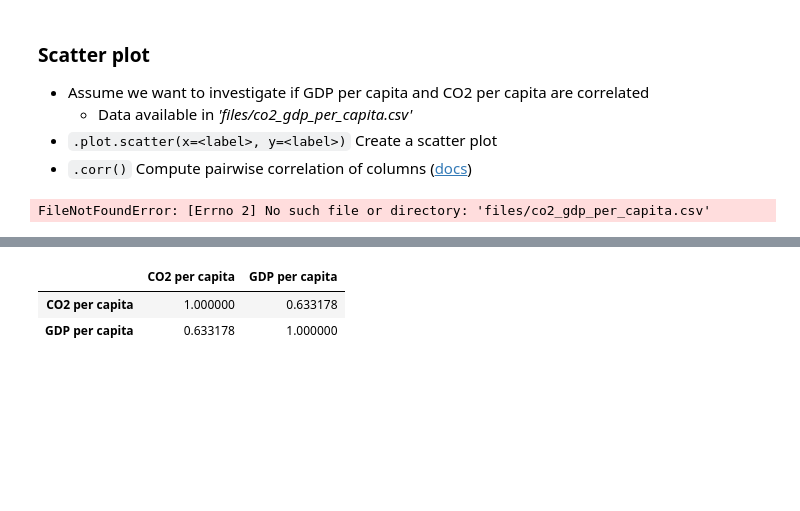
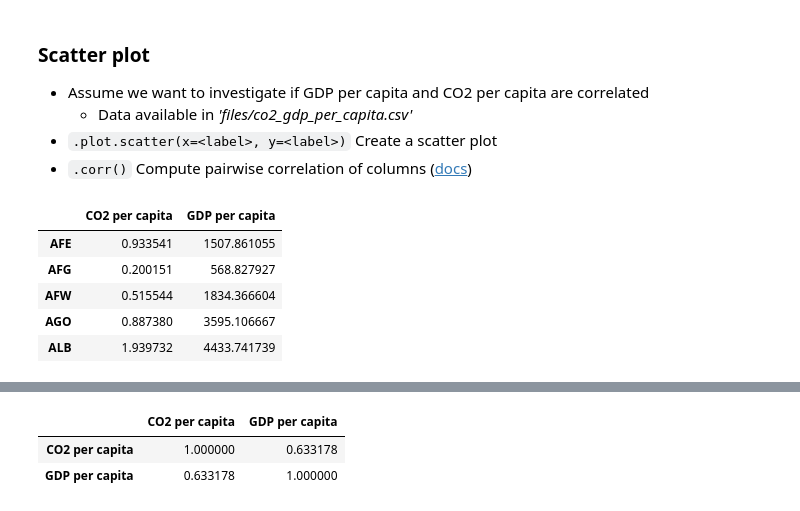
Before and after one commit to aman-singanamala/Notebooks, a Jupyter notebook: P1/01 - Lesson - Visualization.ipynb, the cells around one changed output, grey strips where cells are left out. Saved outputs shown, nothing was run; the diff lists cells and outputs as text; code cells hidden in the pictures; blank space fills up the shorter version.

````diff
--- a/P1/01 - Lesson - Visualization.ipynb
+++ b/P1/01 - Lesson - Visualization.ipynb
@@ -343,10 +343,15 @@ df.plot.pie()
 - ```.plot.scatter(x=<label>, y=<label>)``` Create a scatter plot
 - ```.corr()``` Compute pairwise correlation of columns ([docs](https://pandas.pydata.org/docs/reference/api/pandas.DataFrame.corr.html))
 # %%
-data = pd.read_csv('files/co2_gdp_per_capita.csv', index_col=0)
+data = pd.read_csv('Files/co2_gdp_per_capita.csv', index_col=0)
 data.head()
 # %% [output]
-FileNotFoundError: [Errno 2] No such file or directory: 'files/co2_gdp_per_capita.csv'
+|  | CO2 per capita | GDP per capita |
+| AFE | 0.933541 | 1507.861055 |
+| AFG | 0.200151 | 568.827927 |
+| AFW | 0.515544 | 1834.366604 |
+| AGO | 0.887380 | 3595.106667 |
+| ALB | 1.939732 | 4433.741739 |
 # %%
 data.plot.scatter(x='CO2 per capita', y='GDP per capita')
 # %% [output]
````
Also changed, not shown: parts of 3 cells of this notebook, 3 other files.
